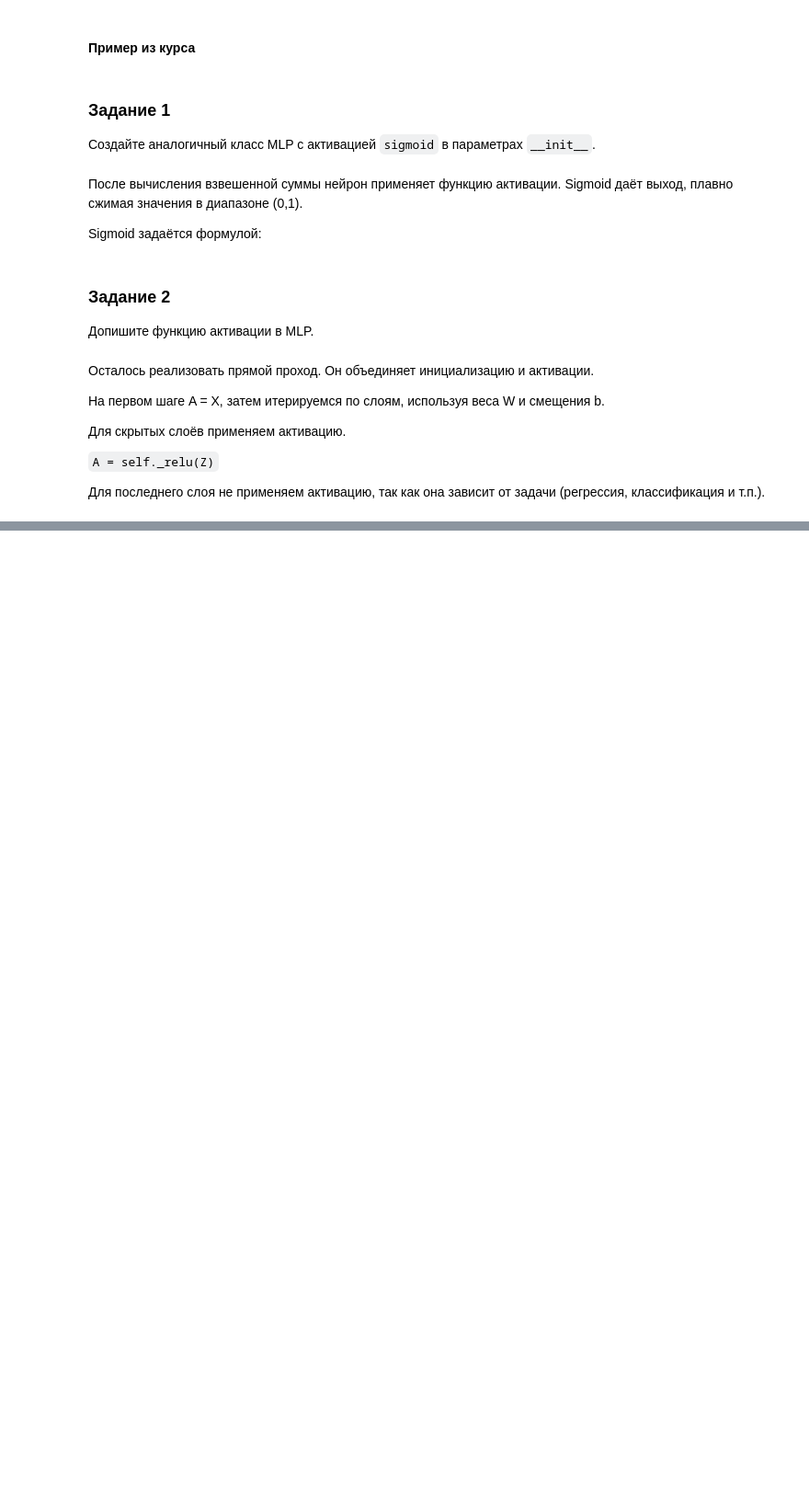
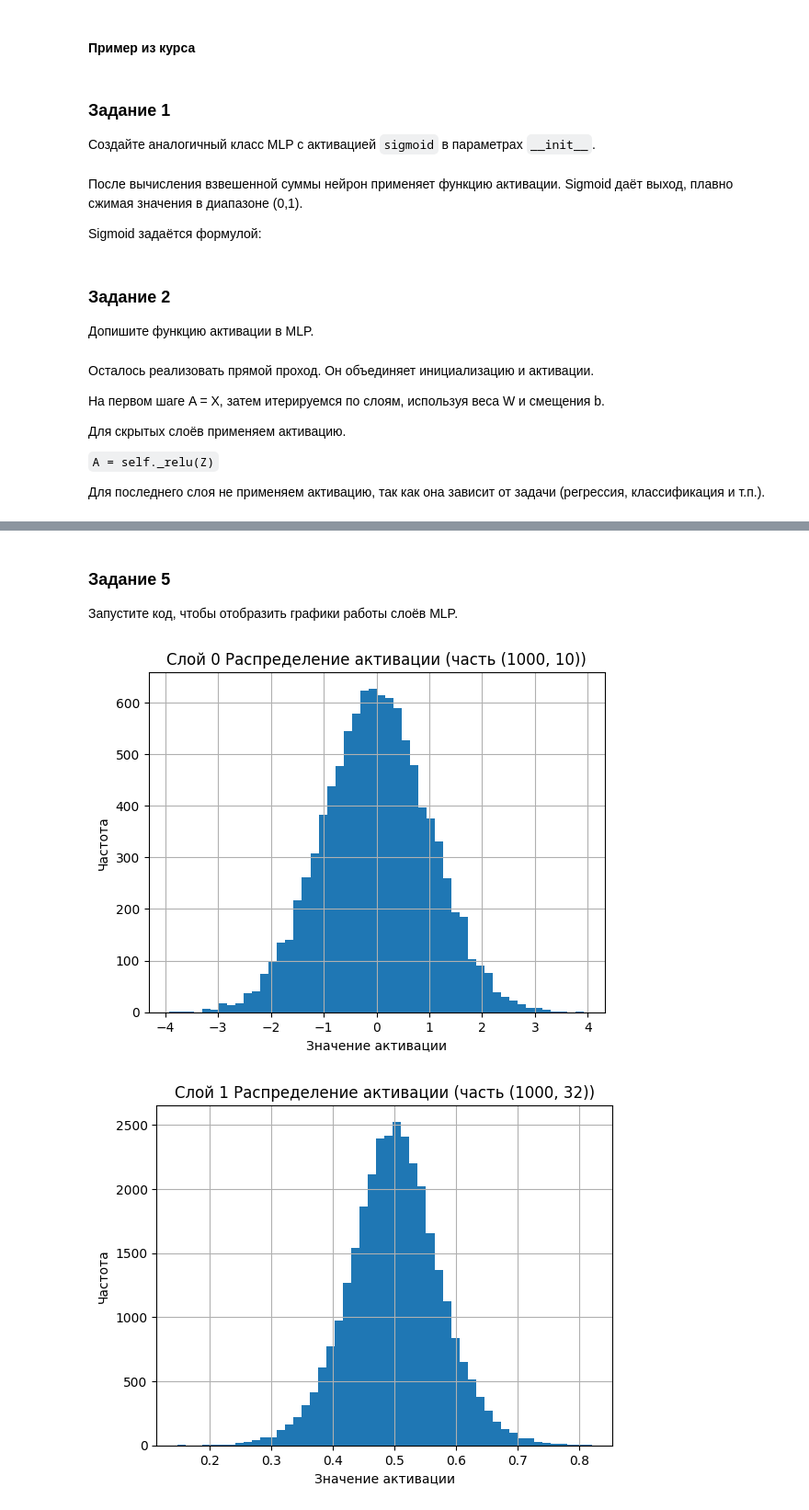
Before and after one commit to deguzmann/dle_practicum_1125, a Jupyter notebook: notebooks/спринт_1/Фундаментальные основы Deep Learning.ipynb, the cells around one changed output, grey strips where cells are left out. Shown at 92% size. Cells and saved outputs as stored; diff of their text form; code cells hidden in the pictures; blank space fills up the shorter version.

```diff
--- a/notebooks/спринт_1/Фундаментальные основы Deep Learning.ipynb
+++ b/notebooks/спринт_1/Фундаментальные основы Deep Learning.ipynb
@@ -98,0 +185,56 @@ class MLP:
+# %% [markdown]
+### Задание 5
+Запустите код, чтобы отобразить графики работы слоёв MLP.
+# %%
+import numpy as np
+import matplotlib.pyplot as plt
+
+class MLP:
+    def __init__(self, layer_sizes, activation='sigmoid'):
+        self.layer_sizes = layer_sizes
+        self.activation = activation
+        self.W = []
+        self.b = []
+        for i in range(len(layer_sizes) - 1):
+            in_dim = layer_sizes[i]
+            out_dim = layer_sizes[i + 1]
+            weight_matrix = np.random.randn(in_dim, out_dim) * 0.1
+            bias_vector = np.zeros((1, out_dim))
+            self.W.append(weight_matrix)
+            self.b.append(bias_vector)
+
+    def _sigmoid(self, Z):
+        return 1 / (1 + np.exp(-Z))
+
+    def forward_with_activations(self, X):
+        activations = [X]
+        A = X
+        for i, (W, b) in enumerate(zip(self.W, self.b)):
+            Z = A.dot(W) + b
+            if i < len(self.W) - 1:
+                A = self._sigmoid(Z)
+            else:
+                A = Z
+            activations.append(A)
+        return activations
+
+# Инициализируем модель с 4 слоями: 10 входов, 32 нейрон, 16 нейронов и 5 выходов
+np.random.seed(42)
+model = MLP([10, 32, 16, 5], activation='sigmoid')
+X_rand = np.random.randn(1000, 10)
+
+# Соберем активации
+acts = model.forward_with_activations(X_rand)
+
+# Отобразим активации каждого слоя
+for idx, A in enumerate(acts):
+    plt.figure()
+    plt.hist(A.flatten(), bins=50)
+    plt.title(f'Слой {idx} Распределение активации (часть {A.shape})')
+    plt.xlabel('Значение активации')
+    plt.ylabel('Частота')
+    plt.grid(True)
+    plt.show()
+# %% [output]
+[figure, added]
+[figure, added]
```
Also changed, not shown: parts of 11 cells of this notebook, 1 other file.
